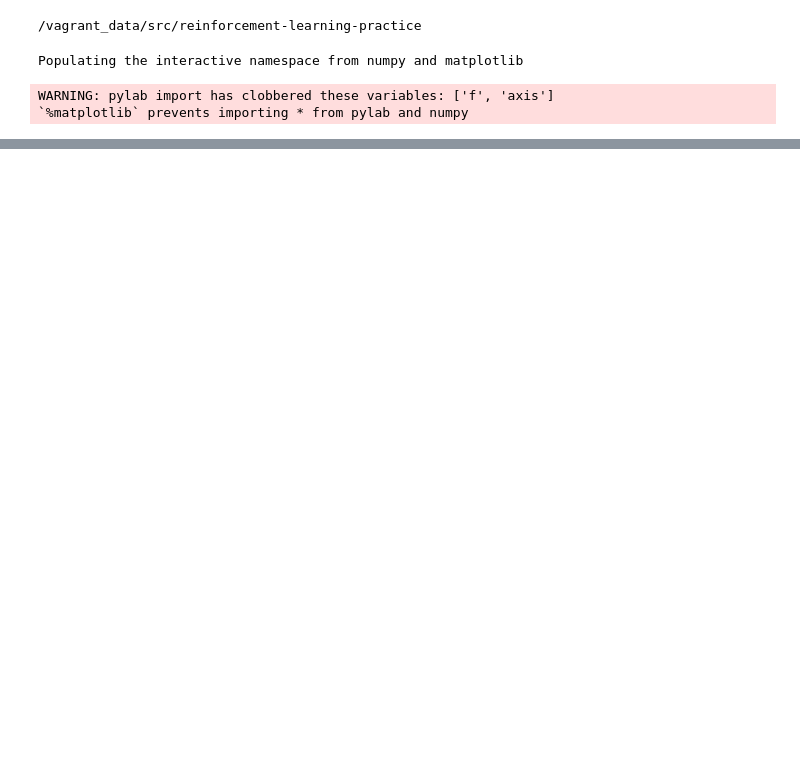
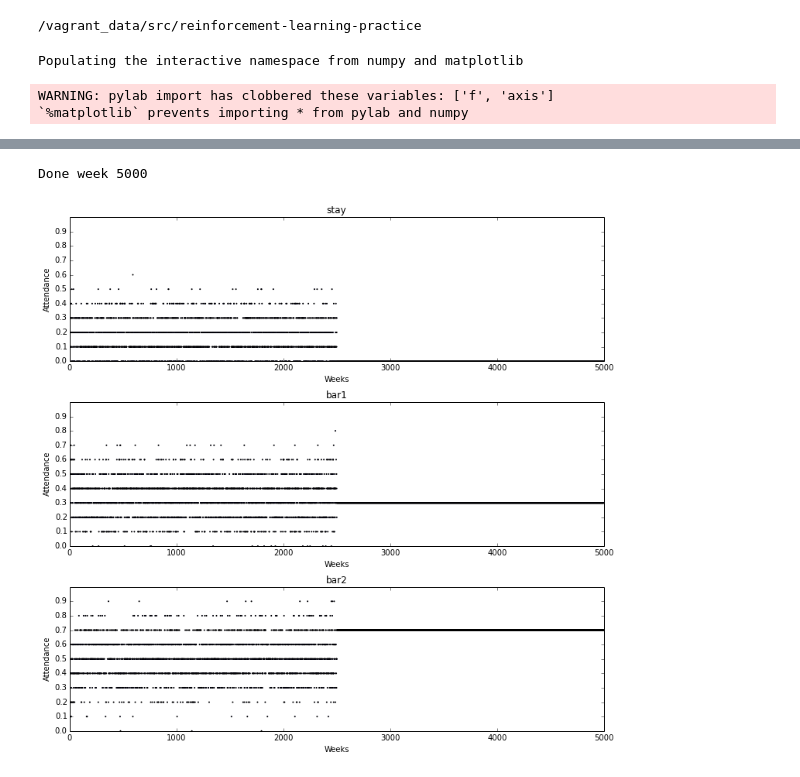
Before and after one commit to hoarf/el_farol_multibar, a Jupyter notebook: el-farol-reinforced.ipynb, the cells around one changed output, grey strips where cells are left out. Cells and saved outputs as stored; diff of their text form; code cells hidden in the pictures; blank space fills up the shorter version.

Commit message:
reproduce the same experiments from el farol problem and report it

```diff
--- a/el-farol-reinforced.ipynb
+++ b/el-farol-reinforced.ipynb
@@ -4,7 +4,6 @@ cd /vagrant_data/src/reinforcement-learning-practice/
 /vagrant_data/src/reinforcement-learning-practice
 # %%
 %pylab inline
-pylab.rcParams['figure.figsize'] = (15, 10)
 # %% [output]
 Populating the interactive namespace from numpy and matplotlib
 WARNING: pylab import has clobbered these variables: ['f', 'axis']
@@ -148,6 +122,0 @@ Done week 500
-# %%
-x = np.linspace(0,1,100)
-a = map(lambda k: ((np.float64(k)-0.3)**2)*1000.0, x)
-b = np.square(a, dtype=np.float64)
-c = 1000.0/np.exp(b)
-plt.plot(x,c)
@@ -156,0 +123,15 @@ plt.plot(x,c)
+# %%
+def plot(bars):
+  f, axis = plt.subplots(nrows=bars)
+  for index, ax in enumerate(axis):
+    ax.scatter(x, [weeks[index][k] for k in x], s=1)
+    ax.set_title("bar" + str(index) if index != 0 else "stay")
+    ax.set_ylim(0,1)
+    ax.set_xlim(0,wks)
+    ax.set_xticks([1000, 2000, 2500, 3000, 4000, 5000])
+    ax.set_ylabel("Attendance")
+    ax.set_xlabel("Weeks")
+    ax.set_yticks(np.arange(0,1,.1))
+
+  f.set_size_inches(10.5, 10.1)
+  f.tight_layout()
@@ -156,0 +142,8 @@ plt.plot(x,c)
+# %%
+wks = 5000
+weeks = ElFarol(wks, a=10)
+x = linspace(0,wks-1,wks)
+plot(3)
+# %% [output]
+Done week 5000
+[figure, added]
```
Also changed, not shown: parts of 13 cells of this notebook.
